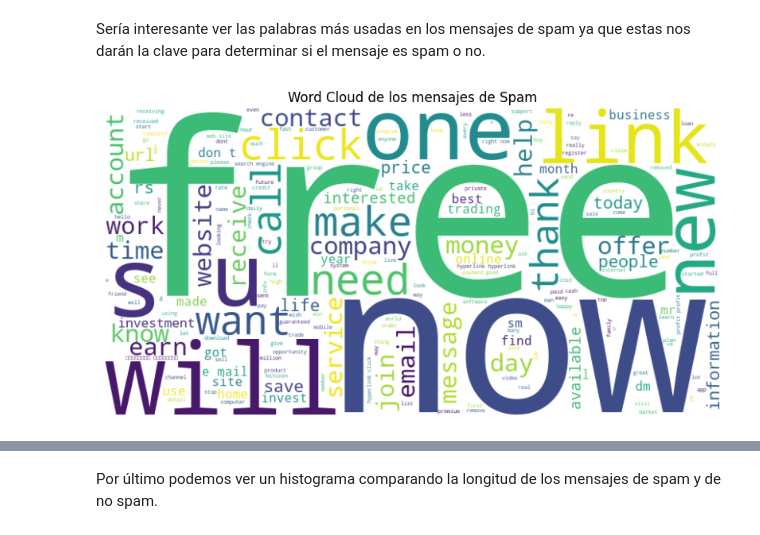
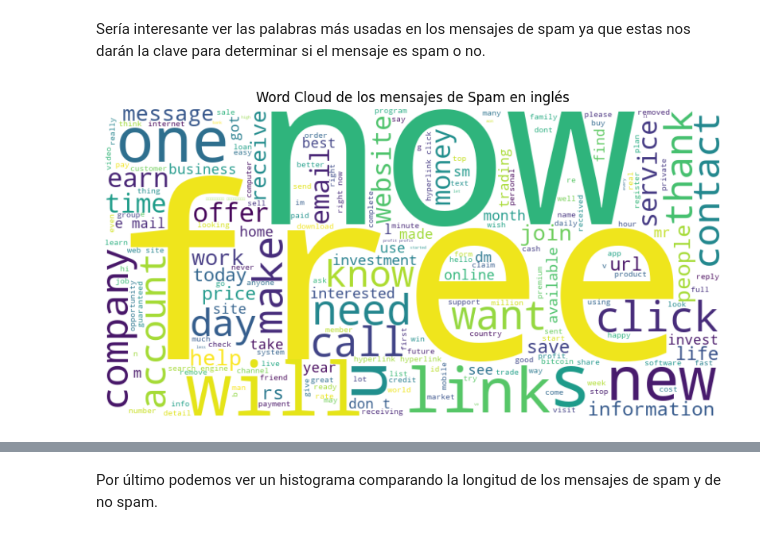
Before and after one commit to DaniRamirezVaquero/Proyecto-clasificacion-binaria--spam-, a Jupyter notebook: proyecto_clasificador_binario_NPL.ipynb, the cells around one changed output, grey strips where cells are left out. Drawn from its saved outputs; the diff is of its cells as text; code cells hidden in the pictures.

```diff
--- a/proyecto_clasificador_binario_NPL.ipynb
+++ b/proyecto_clasificador_binario_NPL.ipynb
@@ -28,3 +25,13 @@ english_df = pd.read_csv(english_filepath)
+# %%
+try:
+  english_filepath = 'https://drive.google.com/uc?export=download&id=1K4pBvyxE2U6Bjnk6rOnO-q1cpP2dkIQU'
+  spanish_filepath = 'https://drive.google.com/uc?export=download&id=1pZwQ-hftDawo0tmfFsepos8810tcSCrT'
+except :
+  english_filepath = 'data/english.csv'
+  spanish_filepath = 'data/spanish.csv'
+
+english_df = pd.read_csv(english_filepath)
+spanish_df = pd.read_csv(spanish_filepath)
 # %% [markdown]
 ## Exploración y visualización de datos
 # %%
@@ -51,3 +81,11 @@ Columnas:
+# %%
+# Renombro las columnas
+spanish_df.rename(columns={'tipo': 'type', 'mensaje': 'text'}, inplace=True)
+english_df.rename(columns={'text_type': 'type', 'text': 'text'}, inplace=True)
+
+#Reodeno las columnas
+spanish_df = spanish_df[['text', 'type']]
+english_df = english_df[['text', 'type']]
 # %%
 english_df.describe()
 # %% [output]
@@ -85,17 +151,17 @@ Sería interesante ver las palabras más usadas en los mensajes de spam ya que e
 # %%
 from wordcloud import WordCloud
 
 # Generar el texto de spam
-spam_text = ' '.join(english_df[english_df['text_type'] == 'spam']['text'])
+spam_text = ' '.join(english_df[english_df['type'] == 'spam']['text'])
 
 # Crear la nube de palabras con una paleta de colores diferente
 spam_wordcloud = WordCloud(width=800, height=400, background_color='white', colormap='viridis').generate(spam_text)
 
 # Mostrar la nube de palabras
 plt.figure(figsize=(10, 6))
 plt.imshow(spam_wordcloud, interpolation='bilinear')
-plt.title('Word Cloud de los mensajes de Spam')
+plt.title('Word Cloud de los mensajes de Spam en inglés')
 plt.axis('off')
 plt.show()
 # %% [output]
-[figure, old version]
+[figure, new version]
```
Also changed, not shown: parts of 42 cells of this notebook, 9 other files.
